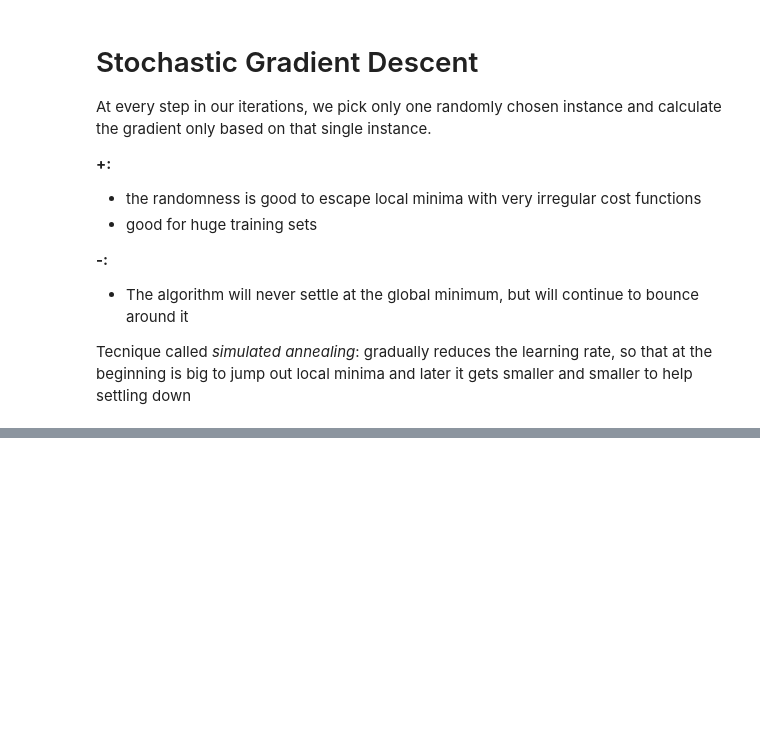
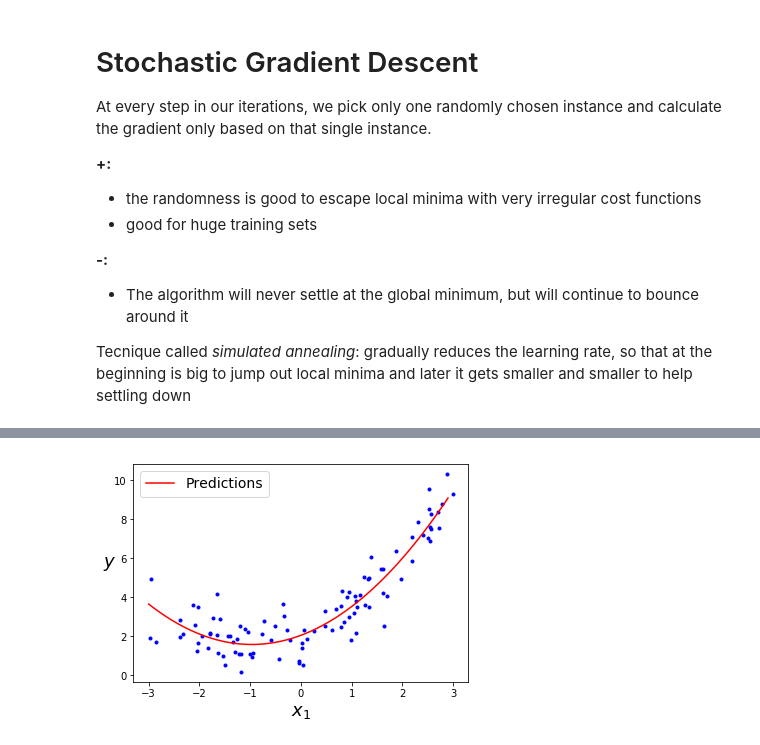
Before and after one commit to ChiaraAlba/Decision-Tree, a Jupyter notebook: practice.ipynb, the cells around one changed output, grey strips where cells are left out. Cells and saved outputs as stored; diff of their text form; code cells hidden in the pictures; blank space fills up the shorter version.

```diff
--- a/practice.ipynb
+++ b/practice.ipynb
@@ -158,0 +213,11 @@ for epoch in range(11):
+# %%
+X_new = np.arange(-3, 3, 0.1)
+y_predict = lin_reg.coef_[0][1]  * X_new**2 + lin_reg.coef_[0][0] * X_new + lin_reg.intercept_
+plt.plot(X,y, 'b.')
+plt.plot(X_new, y_predict, 'r-', label = 'Predictions')
+plt.legend(loc = 0, fontsize = 14)
+plt.xlabel("$x_1$", fontsize=18)
+plt.ylabel("$y$", rotation=0, fontsize=18)
+plt.show()
+# %% [output]
+[figure, added]
```
Also changed, not shown: parts of 24 cells of this notebook.
